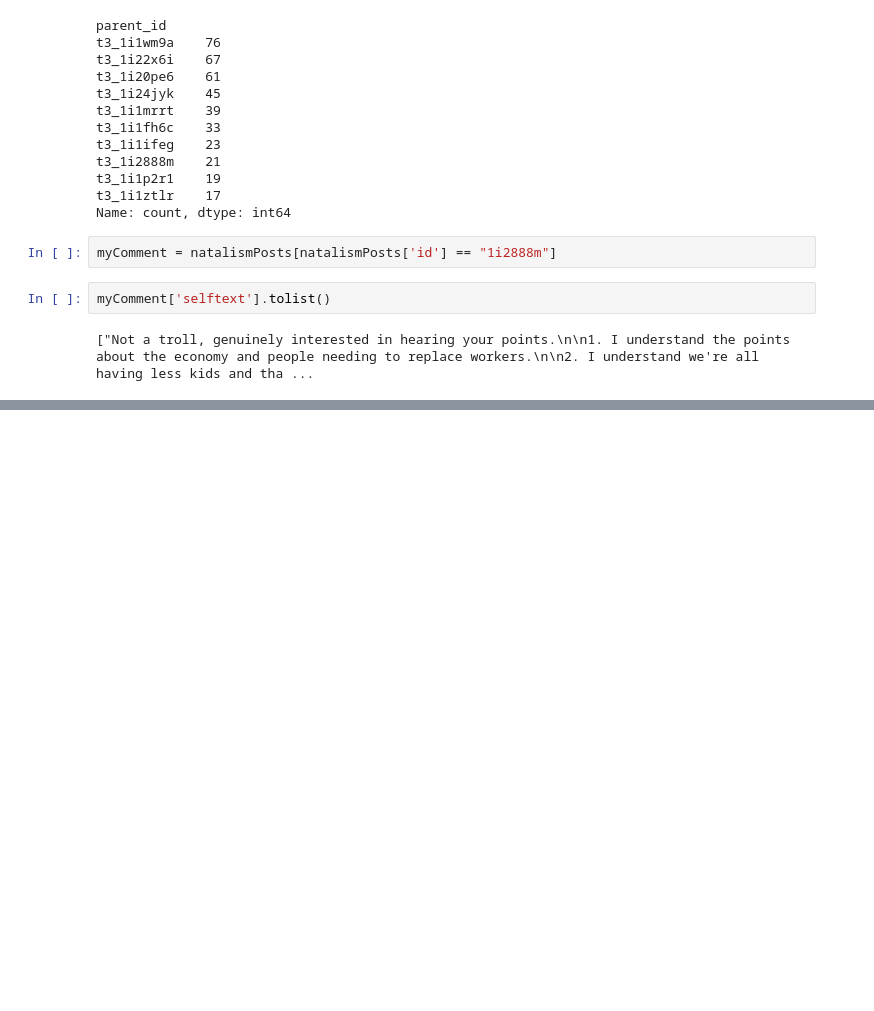
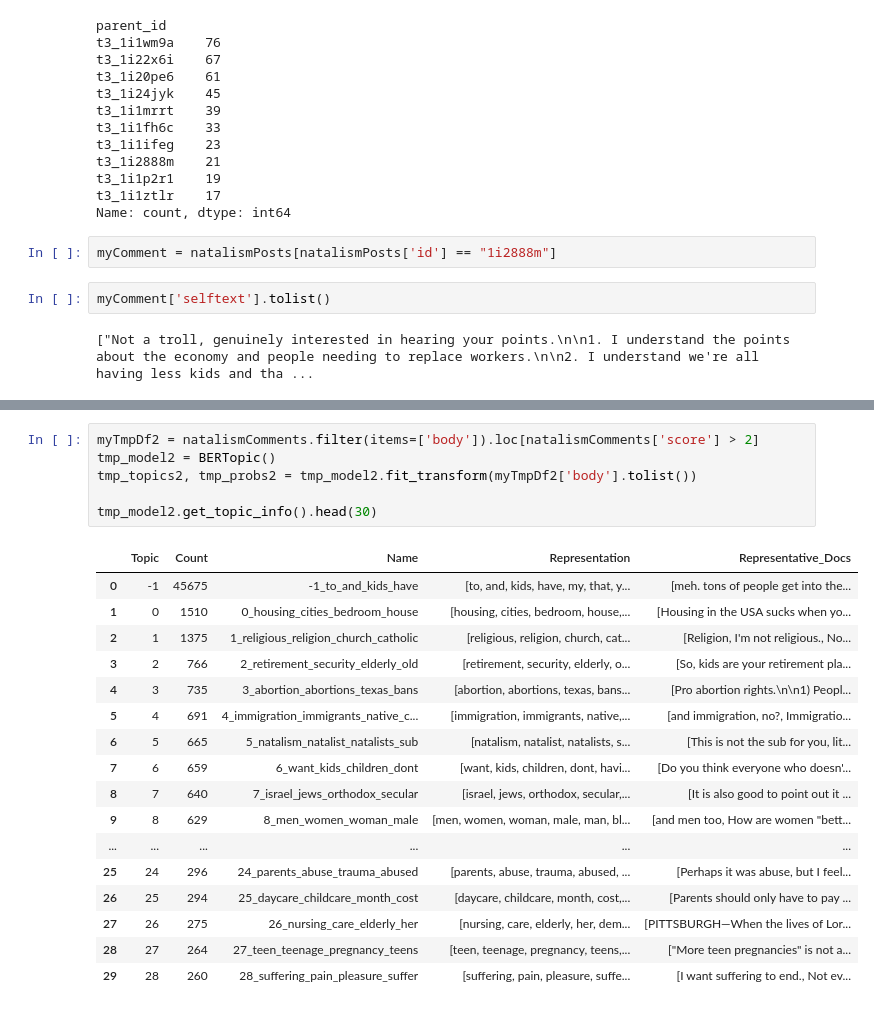
Before and after one commit to romxero/phd_research_project, a Jupyter notebook: analysis.ipynb, the cells around one changed output, grey strips where cells are left out. Cells and saved outputs as stored; diff of their text form; blank space fills up the shorter version.

```diff
--- a/analysis.ipynb
+++ b/analysis.ipynb
@@ -824,0 +893,24 @@ KeyError: ('score', 'body')
+# %%
+myTmpDf2 = natalismComments.filter(items=['body']).loc[natalismComments['score'] > 2]
+tmp_model2 = BERTopic()
+tmp_topics2, tmp_probs2 = tmp_model2.fit_transform(myTmpDf2['body'].tolist())
+
+tmp_model2.get_topic_info().head(30)
+# %% [output]
+|  | Topic | Count | Name | Representation | Representative_Docs |
+| 0 | -1 | 45675 | -1_to_and_kids_have | [to, and, kids, have, my, that, y... | [meh. tons of people get into the... |
+| 1 | 0 | 1510 | 0_housing_cities_bedroom_house | [housing, cities, bedroom, house,... | [Housing in the USA sucks when yo... |
+| 2 | 1 | 1375 | 1_religious_religion_church_catholic | [religious, religion, church, cat... | [Religion, I'm not religious., No... |
+| 3 | 2 | 766 | 2_retirement_security_elderly_old | [retirement, security, elderly, o... | [So, kids are your retirement pla... |
+| 4 | 3 | 735 | 3_abortion_abortions_texas_bans | [abortion, abortions, texas, bans... | [Pro abortion rights.\n\n1) Peopl... |
+| 5 | 4 | 691 | 4_immigration_immigrants_native_c... | [immigration, immigrants, native,... | [and immigration, no?, Immigratio... |
+| 6 | 5 | 665 | 5_natalism_natalist_natalists_sub | [natalism, natalist, natalists, s... | [This is not the sub for you, lit... |
+| 7 | 6 | 659 | 6_want_kids_children_dont | [want, kids, children, dont, havi... | [Do you think everyone who doesn'... |
+| 8 | 7 | 640 | 7_israel_jews_orthodox_secular | [israel, jews, orthodox, secular,... | [It is also good to point out it ... |
+| 9 | 8 | 629 | 8_men_women_woman_male | [men, women, woman, male, man, bl... | [and men too, How are women "bett... |
+| ... | ... | ... | ... | ... | ... |
+| 25 | 24 | 296 | 24_parents_abuse_trauma_abused | [parents, abuse, trauma, abused, ... | [Perhaps it was abuse, but I feel... |
+| 26 | 25 | 294 | 25_daycare_childcare_month_cost | [daycare, childcare, month, cost,... | [Parents should only have to pay ... |
+| 27 | 26 | 275 | 26_nursing_care_elderly_her | [nursing, care, elderly, her, dem... | [PITTSBURGH—When the lives of Lor... |
+| 28 | 27 | 264 | 27_teen_teenage_pregnancy_teens | [teen, teenage, pregnancy, teens,... | ["More teen pregnancies" is not a... |
+| 29 | 28 | 260 | 28_suffering_pain_pleasure_suffer | [suffering, pain, pleasure, suffe... | [I want suffering to end., Not ev... |
```
Also changed, not shown: parts of 22 cells of this notebook.
